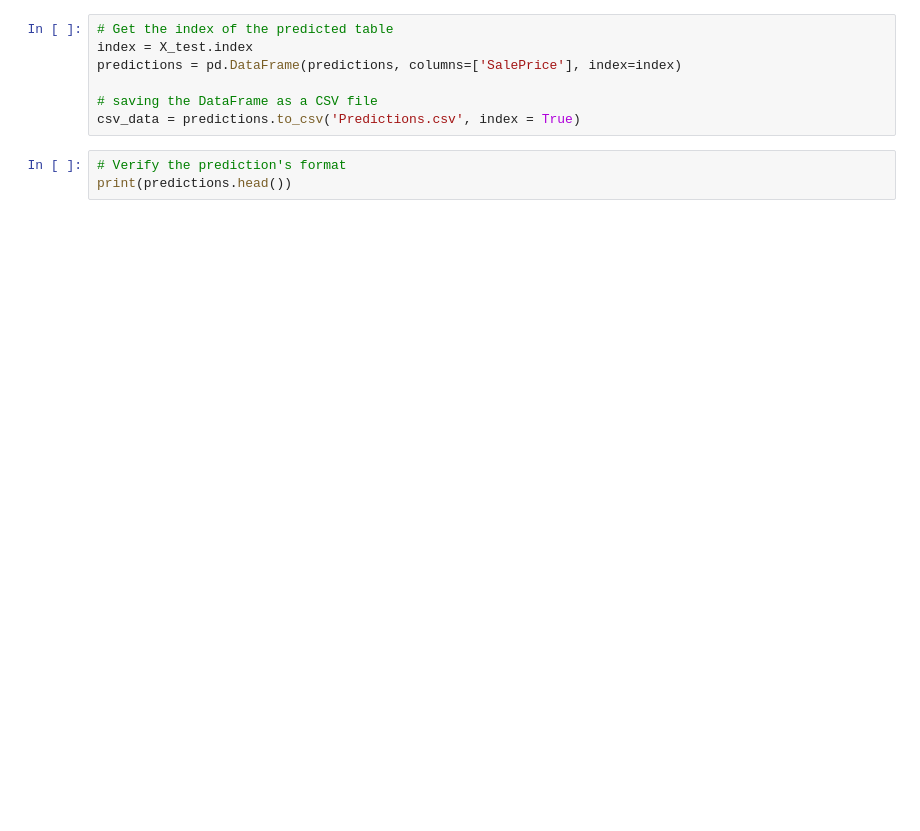
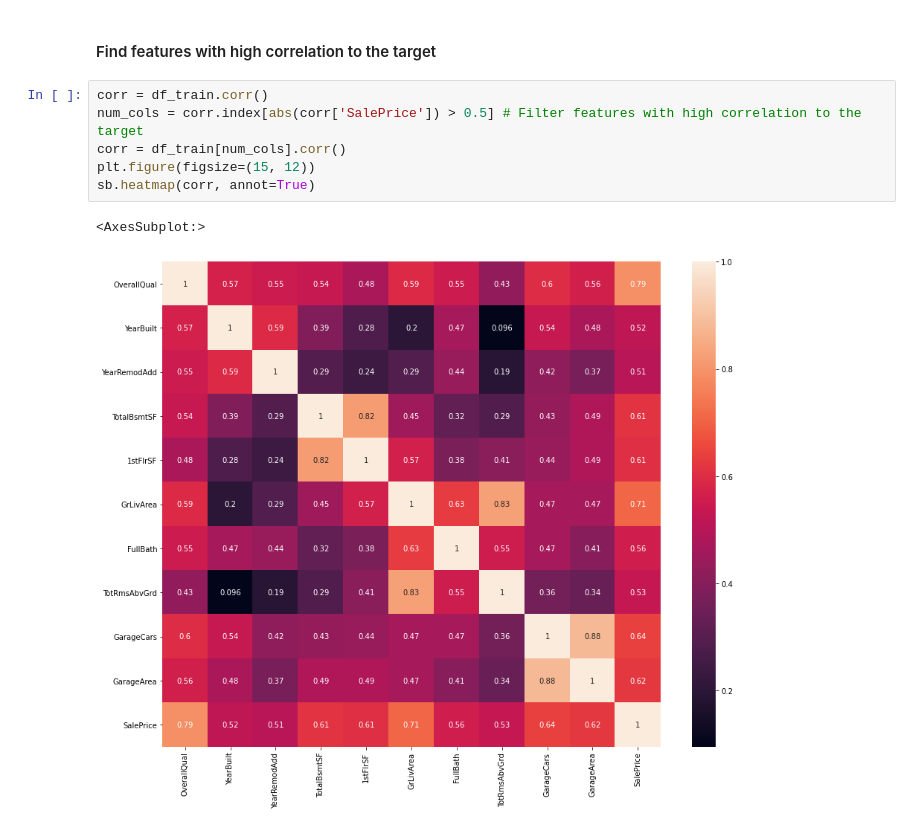
Before and after one commit to tedtdang/Practice-Data-Science, a Jupyter notebook: House price/House price.ipynb, the cells around one changed output. Saved outputs shown, nothing was run; the diff lists cells and outputs as text; blank space fills up the shorter version.

```diff
--- a/House price/House price.ipynb
+++ b/House price/House price.ipynb
@@ -109,10 +27,11 @@ expected Condition2_RRAn, HouseStyle_2.5Fin, Exterior1st_ImStucc, Condition2_RRN
-# %%
-# Get the index of the predicted table
-index = X_test.index
-predictions = pd.DataFrame(predictions, columns=['SalePrice'], index=index)
-
-# saving the DataFrame as a CSV file
-csv_data = predictions.to_csv('Predictions.csv', index = True)
-# %%
-# Verify the prediction's format
-print(predictions.head())
+# %% [markdown]
+#### Find features with high correlation to the target
+# %%
+corr = df_train.corr()
+num_cols = corr.index[abs(corr['SalePrice']) > 0.5] # Filter features with high correlation to the target
+corr = df_train[num_cols].corr()
+plt.figure(figsize=(15, 12))
+sb.heatmap(corr, annot=True)
+# %% [output]
+<AxesSubplot:>
+[figure, added]
```
Also changed, not shown: parts of 15 cells of this notebook, 1 other file.
